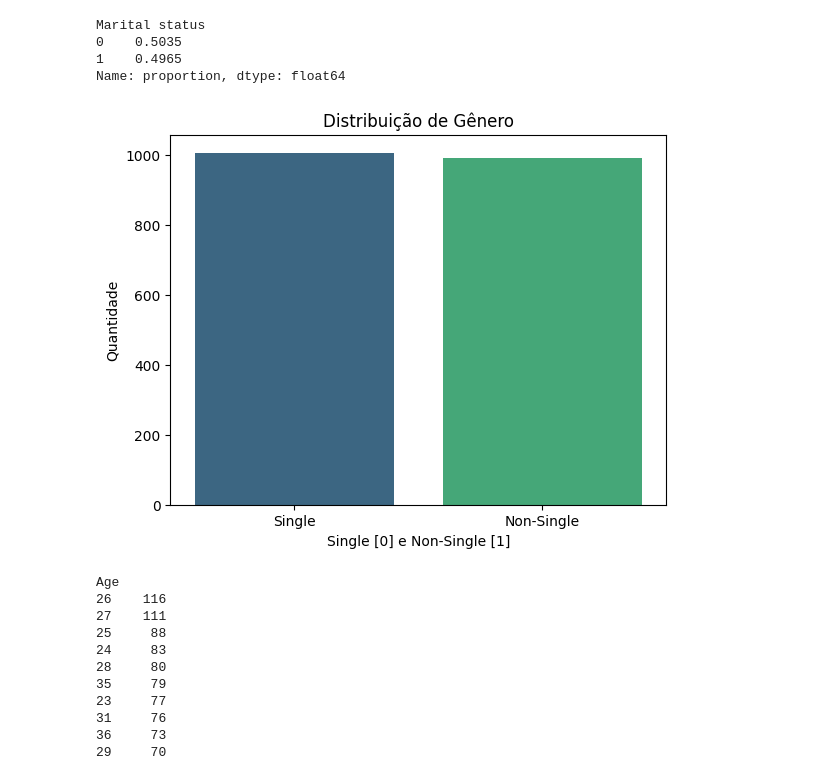
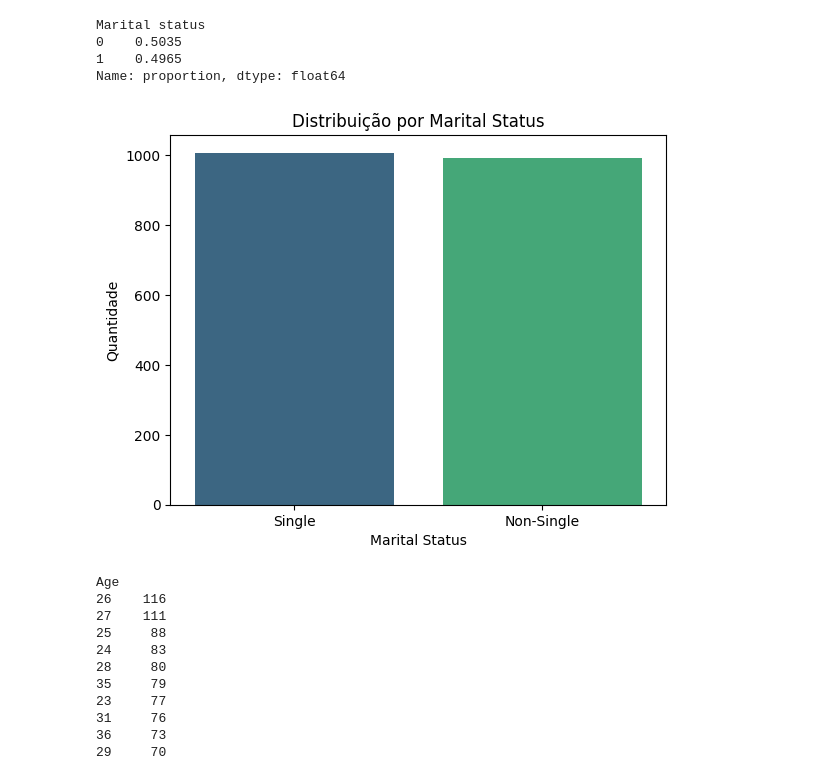
Before and after one commit to JorgeATADantas/SantanderCoders2023-Mod6-MLII-ProjetoFinal-Clusteriza-o-de-Clientes, a Jupyter notebook: Projeto_ML2_Grupo3.ipynb, the cells around one changed output. Cells and saved outputs as stored; diff of their text form; code cells hidden in the pictures.

```diff
--- a/Projeto_ML2_Grupo3.ipynb
+++ b/Projeto_ML2_Grupo3.ipynb
@@ -199,12 +199,12 @@ Marital status
 Name: proportion, dtype: float64
 # %%
 df_customers_eda['Marital status'] = df_customers_eda['Marital status'].map({0:'Single', 1:'Non-Single'})
-sns.countplot(df_customers_eda, x=df_customers_eda['Marital status'], palette='viridis').set_title('Distribuição de Gênero')
-plt.xlabel('Single [0] e Non-Single [1]')
+sns.countplot(df_customers_eda, x=df_customers_eda['Marital status'], palette='viridis').set_title('Distribuição por Marital Status')
+plt.xlabel('Marital Status')
 plt.ylabel('Quantidade')
 plt.show()
 # %% [output]
-[figure, old version]
+[figure, new version]
 # %%
 # Atribudo Age
 df_customers_eda['Age'].value_counts()
```
